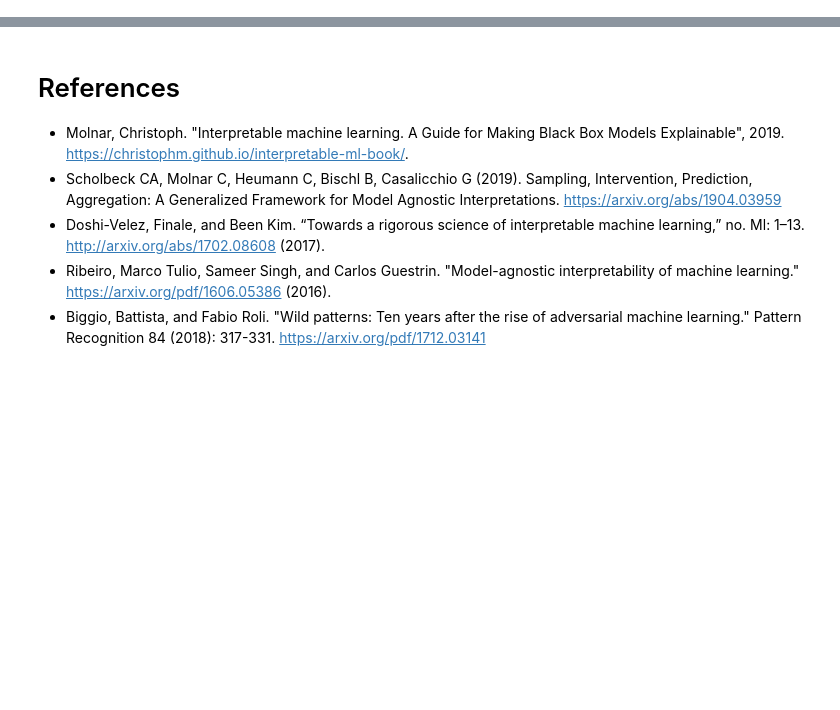
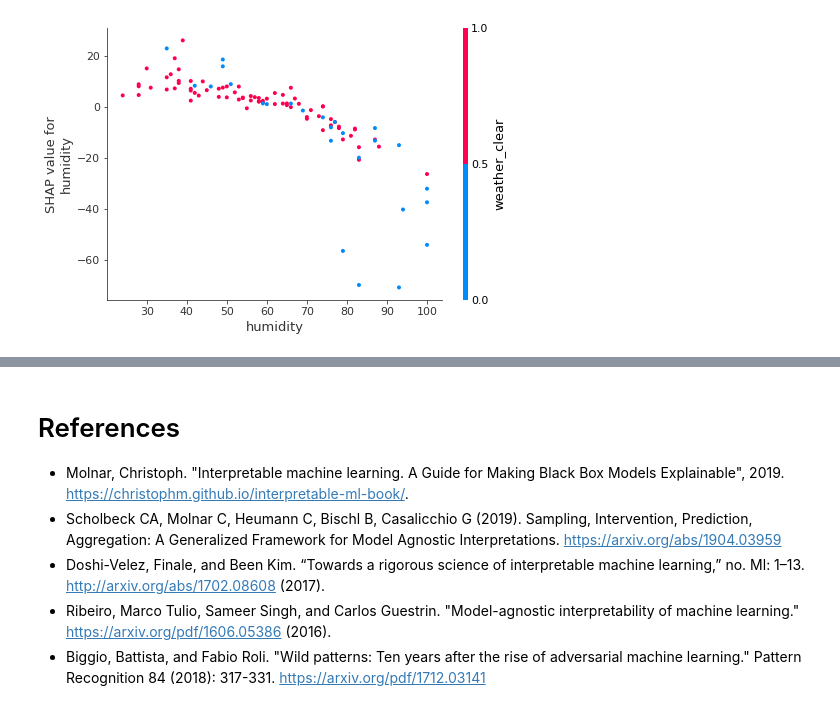
Before and after one commit to AlexEngelhardt/talk-iml, a Jupyter notebook: talk.ipynb, the cells around one changed output, grey strips where cells are left out. Drawn from its saved outputs; the diff is of its cells as text; code cells hidden in the pictures; blank space fills up the shorter version.

```diff
--- a/talk.ipynb
+++ b/talk.ipynb
@@ -23,0 +230,9 @@ and back to slides
+# %%
+X = dummy_data.drop('count', axis=1)
+y = dummy_data['count']
+
+rf_mod = RandomForestRegressor(n_estimators=100)
+rf_mod.fit(X, y)
+
+lm_mod = LinearRegression()
+lm_mod.fit(X, y)
@@ -23,0 +326,8 @@ and back to slides
+# %%
+# explain the model's predictions using SHAP values
+# (same syntax works for LightGBM, CatBoost, and scikit-learn models)
+explainer = shap.TreeExplainer(rf_mod)
+# %%
+X_sub = X.sample(100, random_state=20190818)
+# %%
+shap_values = explainer.shap_values(X_sub)  # takes long
@@ -23,0 +350,5 @@ and back to slides
+# %%
+# create a SHAP dependence plot to show the effect of a single feature across the whole dataset
+shap.dependence_plot("humidity", shap_values, X_sub)
+# %% [output]
+[figure, added]
```
Also changed, not shown: parts of 50 cells of this notebook, 9 other files.
